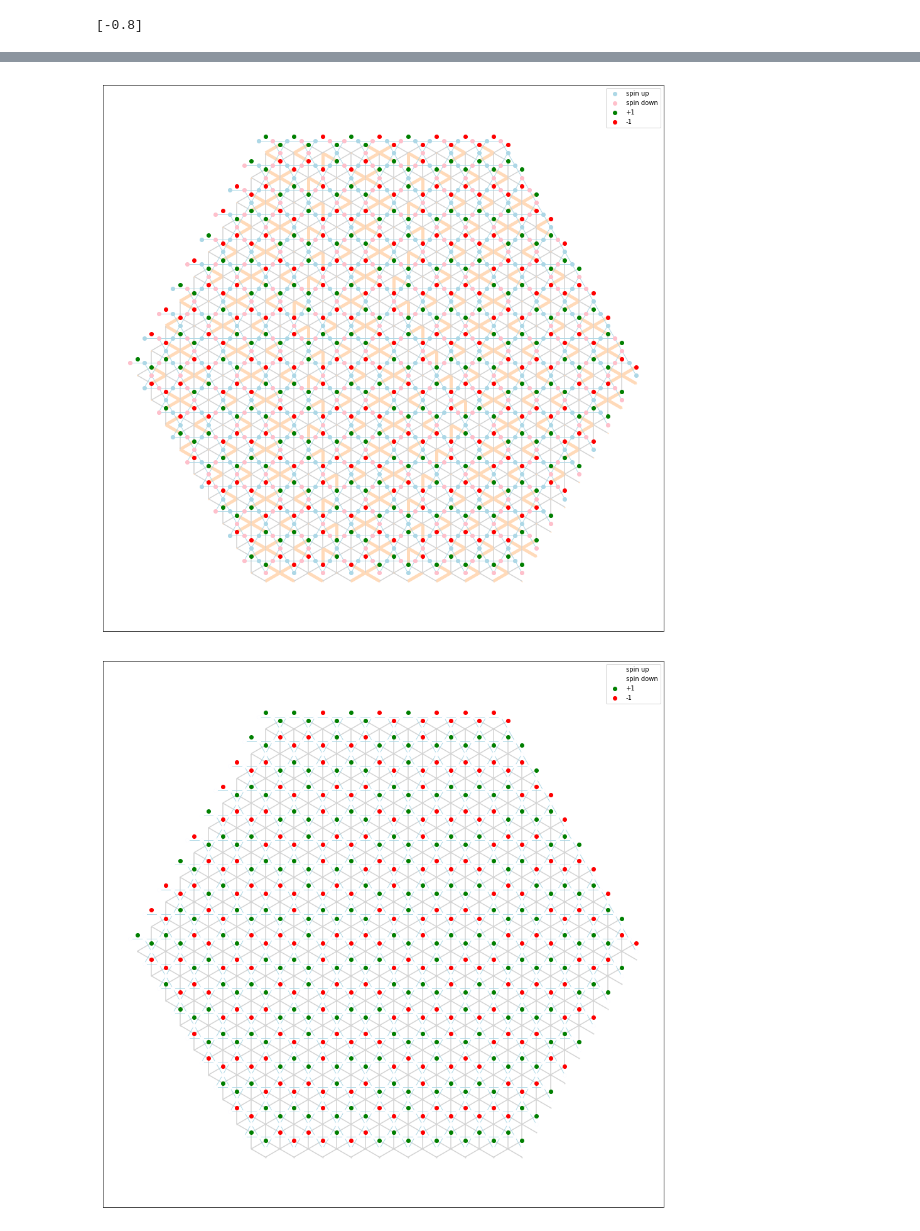
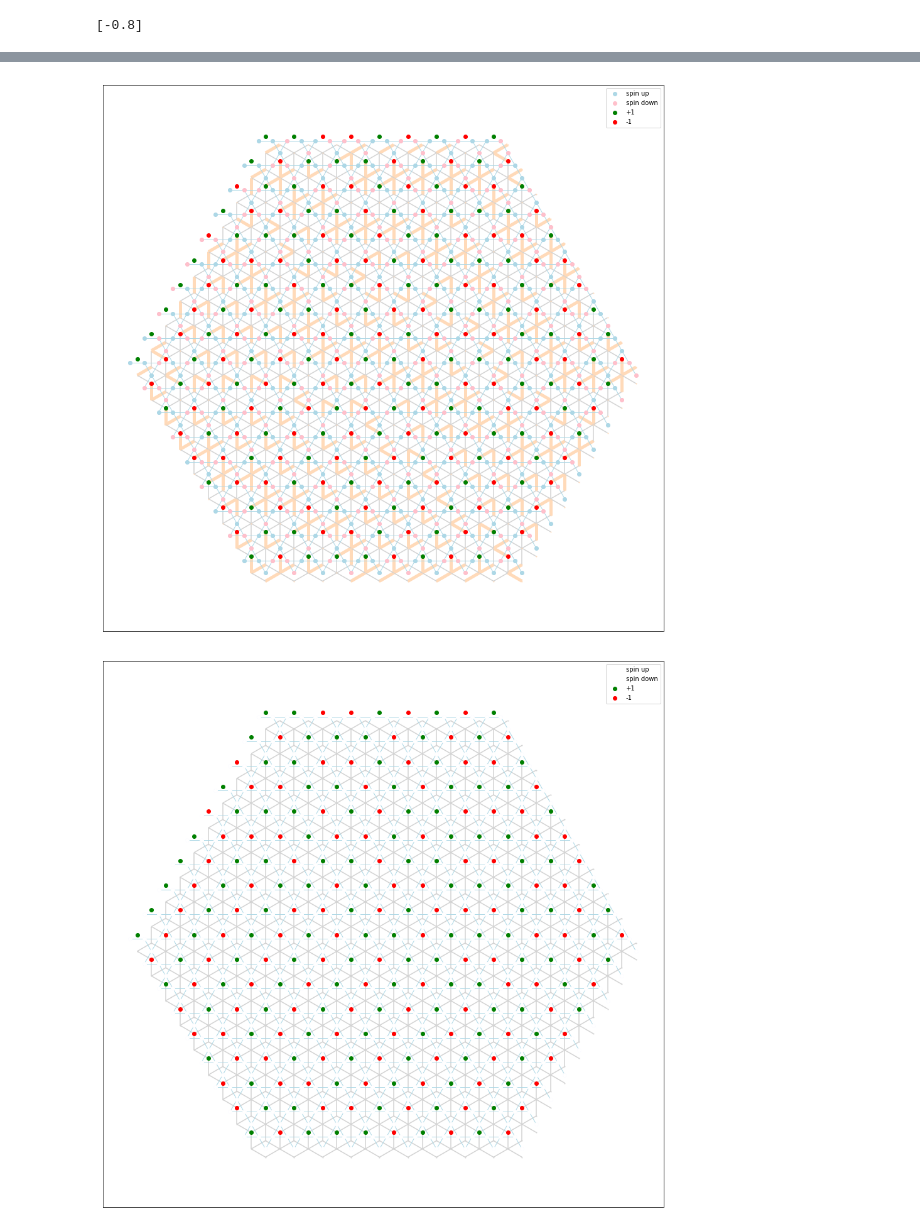
Before and after one commit to jeannecolbois/myopic-dual-worm, a Jupyter notebook: dualworm-kagome/GroundStates/GroundStateGenerator-LargeJ3.ipynb, the cells around one changed output, grey strips where cells are left out. Drawn from its saved outputs; the diff is of its cells as text; code cells hidden in the pictures.

```diff
--- a/dualworm-kagome/GroundStates/GroundStateGenerator-LargeJ3.ipynb
+++ b/dualworm-kagome/GroundStates/GroundStateGenerator-LargeJ3.ipynb
@@ -227,0 +230,6 @@ print(ids2walker[0][0,0])
+# %%
+#### State analysis
+L = L[0]
+state = t_states[0][ids2walker[0][0,0]]
+spinstate = t_spinstates[0][ids2walker[0][0,0]]
+chargestate = t_charges[0][ids2walker[0][0,0]]
@@ -228,19 +256,24 @@ print(ids2walker[0][0,0])
 # %%
-kdraw.plotstate(ids2walker[0][0,0], L[0], d_ijl, ijl_s, sidlist, didlist, s2_d, t_states[0], t_spinstates[0],dim_node_color = 'peachpuff', dim_color ='peachpuff', spin_up_color = 'lightblue', spin_down_color = 'pink')
-kdraw.plot_honeycomb_chargestate(t_charges[0][ids2walker[0][0,0]], ijl_c, L[0],2,c1_color = 'black', c2_color = 'green', c3_color = 'red', c4_color = 'black')
+kdraw.plotstate(0, L, d_ijl, ijl_s, sidlist, didlist, s2_d, [state], [spinstate],
+                dim_node_color = 'peachpuff', dim_color ='peachpuff',
+                spin_up_color = 'lightblue', spin_down_color = 'pink')
+kdraw.plot_honeycomb_chargestate(chargestate, ijl_c,
+                                 L,2,c1_color = 'black', c2_color = 'green',
+                                 c3_color = 'red', c4_color = 'black', uponly=True)
 plt.legend()
 plt.savefig(stroutput+"_folder/PlotsResults/GSConfig.png")
 # %% [output]
-[figure, old version]
+[figure, new version]
 # %%
-kdraw.plotstate(ids2walker[0][0,0], L[0], d_ijl, ijl_s, sidlist, didlist, s2_d, t_states[0],
-                t_spinstates[0],
-                dim_node_color = 'lightgray', dim_color ='lightgrey', dimerlinewidth = 1.5,
+### Try to turn a triangle
+kdraw.plotstate(0, L, d_ijl, ijl_s, sidlist, didlist, s2_d, [state], [spinstate],
+                dim_node_color = 'lightgrey', dim_color ='lightgrey', dimerlinewidth = 1.5,
                 spin_up_color = 'white', spin_down_color = 'white')
-#plt.figure(figsize=(8,8),dpi=150)
-kdraw.plot_honeycomb_chargestate(t_charges[0][ids2walker[0][0,0]], ijl_c, L[0],2,c1_color = 'black', c2_color = 'green', c3_color = 'red', c4_color = 'black')
-plt.axis('equal')
+kdraw.plot_honeycomb_chargestate(chargestate, ijl_c,
+                                 L,2,c1_color = 'black', c2_color = 'green',
+                                 c3_color = 'red', c4_color = 'black', uponly=True)
+
 plt.legend()
 plt.savefig(stroutput+"_folder/PlotsResults/GSConfigCharges.png")
 # %% [output]
-[figure, old version]
+[figure, new version]
```
Also changed, not shown: parts of 7 cells of this notebook, 15 other files.
